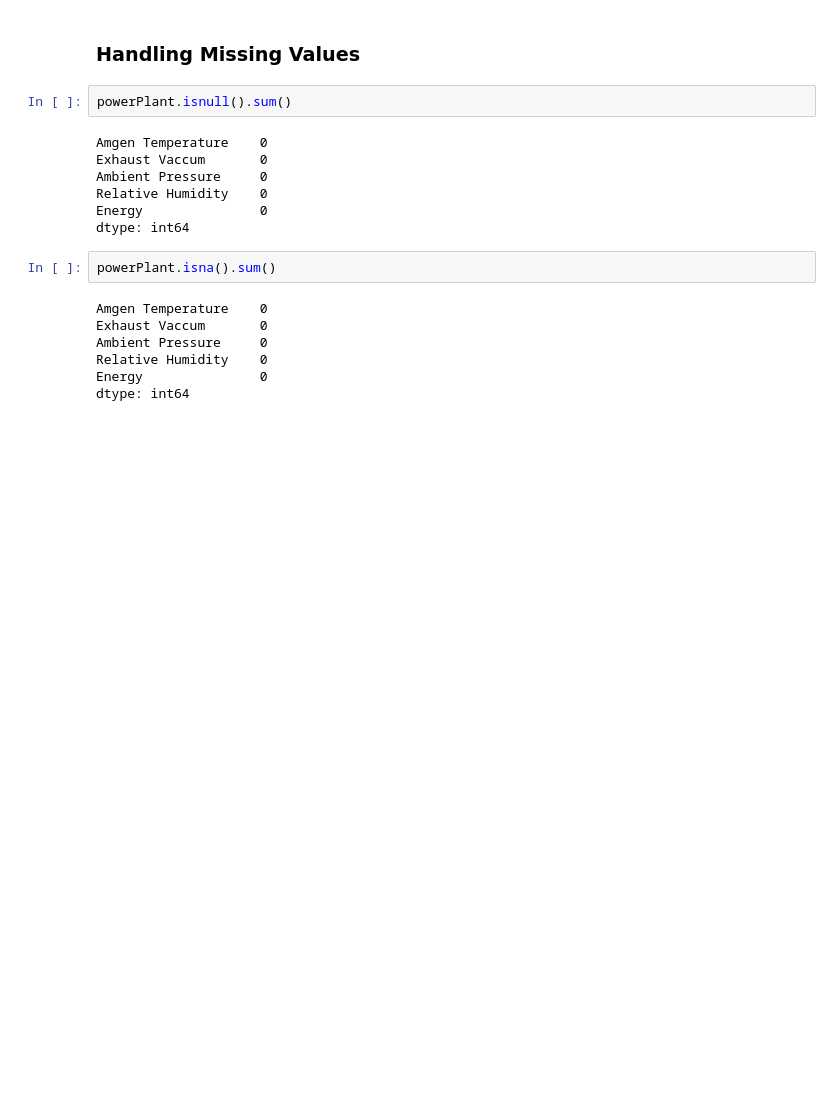
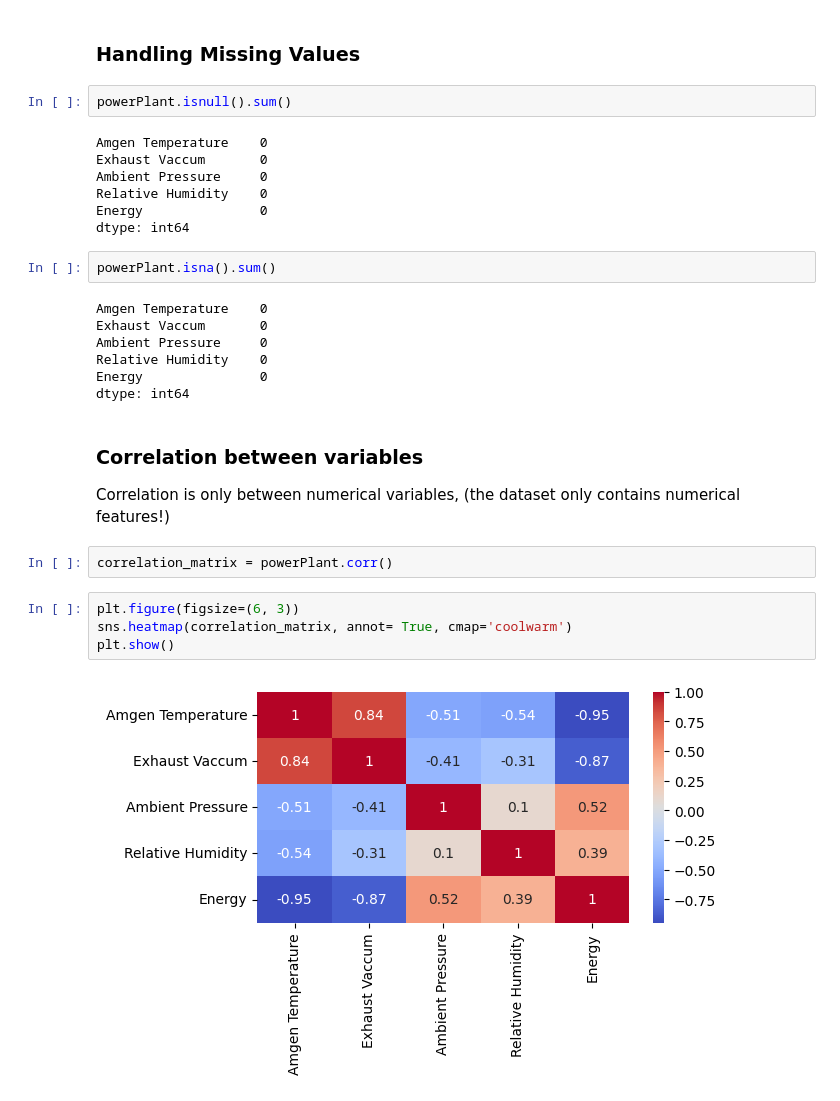
Before and after one commit to Darknight47/Regression, a Jupyter notebook: Multiple Linear Regression/predict_hourly_electrical_energy.ipynb, the cells around one changed output. Cells and saved outputs as stored; diff of their text form; blank space fills up the shorter version.

Commit message:
correlation between variables

```diff
--- a/Multiple Linear Regression/predict_hourly_electrical_energy.ipynb
+++ b/Multiple Linear Regression/predict_hourly_electrical_energy.ipynb
@@ -96,3 +97,15 @@ Ambient Pressure     0
 Relative Humidity    0
 Energy               0
 dtype: int64
+# %% [markdown]
+### Correlation between variables
+
+Correlation is only between numerical variables, (the dataset only contains numerical features!)
+# %%
+correlation_matrix = powerPlant.corr()
+# %%
+plt.figure(figsize=(6, 3))
+sns.heatmap(correlation_matrix, annot= True, cmap='coolwarm')
+plt.show()
+# %% [output]
+[figure, added]
```
Also changed, not shown: parts of 1 cell of this notebook.
